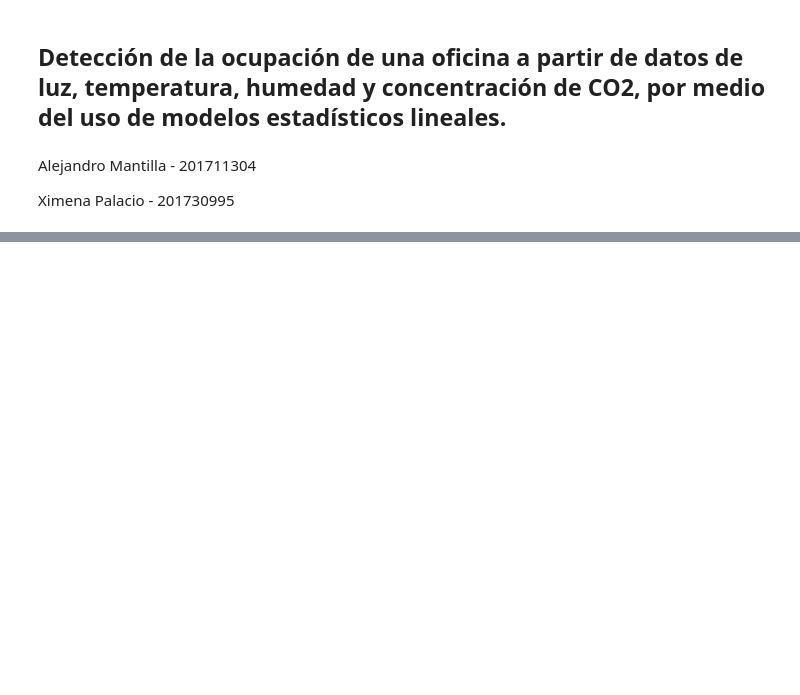
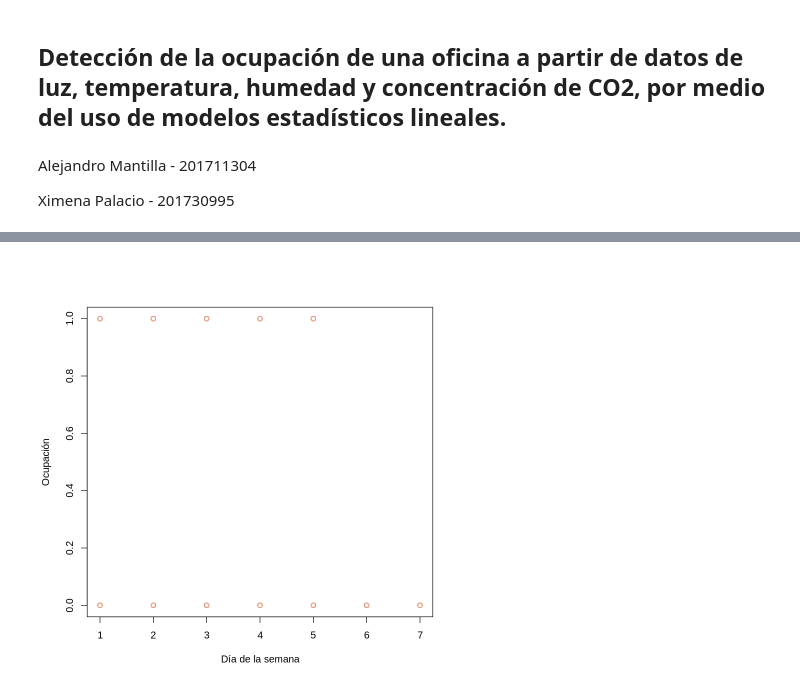
Before and after one commit to MantiMantilla/MEL-2022-2, a Jupyter notebook: Proyecto/Entrega/Desarrollo.ipynb, the cells around one changed output, grey strips where cells are left out. Cells and saved outputs as stored; diff of their text form; code cells hidden in the pictures; blank space fills up the shorter version.

```diff
--- a/Proyecto/Entrega/Desarrollo.ipynb
+++ b/Proyecto/Entrega/Desarrollo.ipynb
@@ -54,6 +70,8 @@ hist(datos$Occupancy, breaks = c(0, 0.5, 1 ),
 # %%
-plot(datos$date,
+plot(datos$DayOfWeek,
      datos$Occupancy,
      ylab = "Ocupación",
-     xlab = "Fecha",
+     xlab = "Día de la semana",
      col = "#E79C82")
+# %% [output]
+[figure, added]
```
Also changed, not shown: parts of 34 cells of this notebook.
